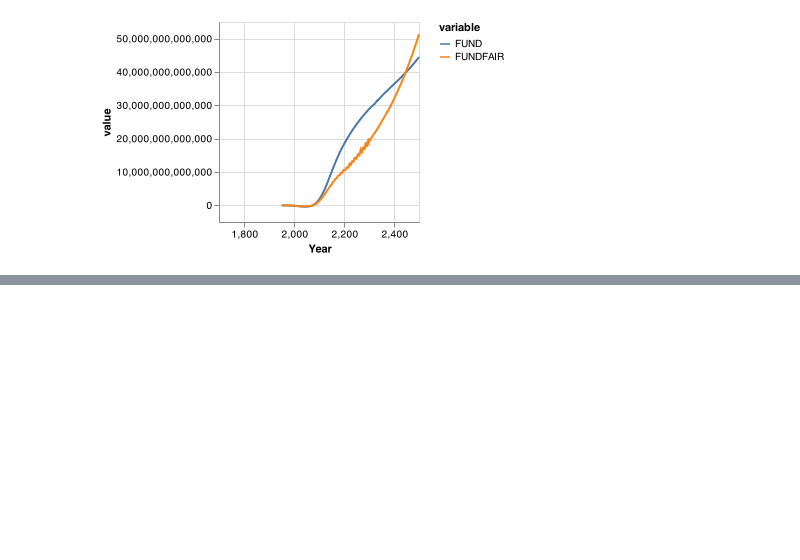
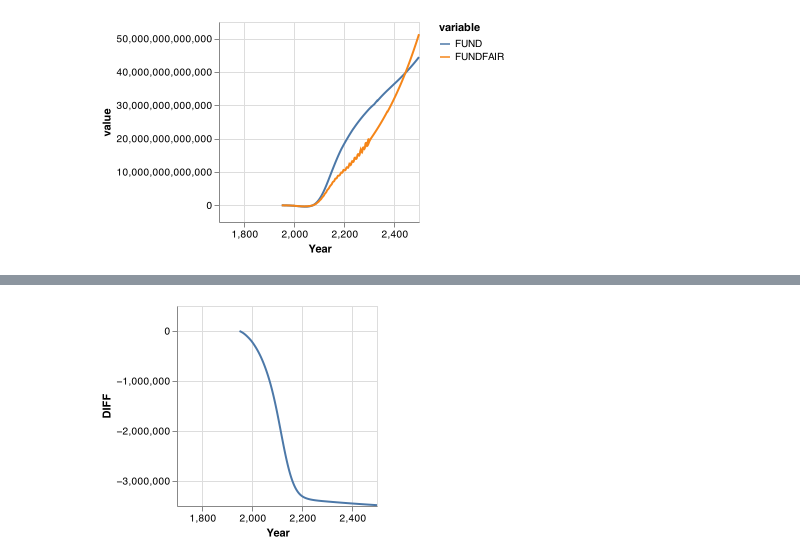
Before and after one commit to anthofflab/MimiFUND-MimiFAIR-Flat.jl, a Jupyter notebook: MimiFUND-MimiFAIR-Flat.ipynb, the cells around one changed output, grey strips where cells are left out. Cells and saved outputs as stored; diff of their text form; code cells hidden in the pictures; blank space fills up the shorter version.

```diff
--- a/MimiFUND-MimiFAIR-Flat.ipynb
+++ b/MimiFUND-MimiFAIR-Flat.ipynb
@@ -312,0 +369,13 @@ stack(df, [:FUND, :FUNDFAIR]) |>
+# %%
+# difference between fundfair and fund in cumulative emissions since the graph above masks it out due
+# to scale
+
+diffs = fundfairvals .- fundvals
+DataFrame(:Year => Mimi.time_labels(m), :DIFF => diffs) |>
+@vlplot(
+    :line,
+    x = :Year,
+    y = :DIFF,
+)
+# %% [output]
+[figure, added]
```
Also changed, not shown: parts of 9 cells of this notebook, 1 other file.
